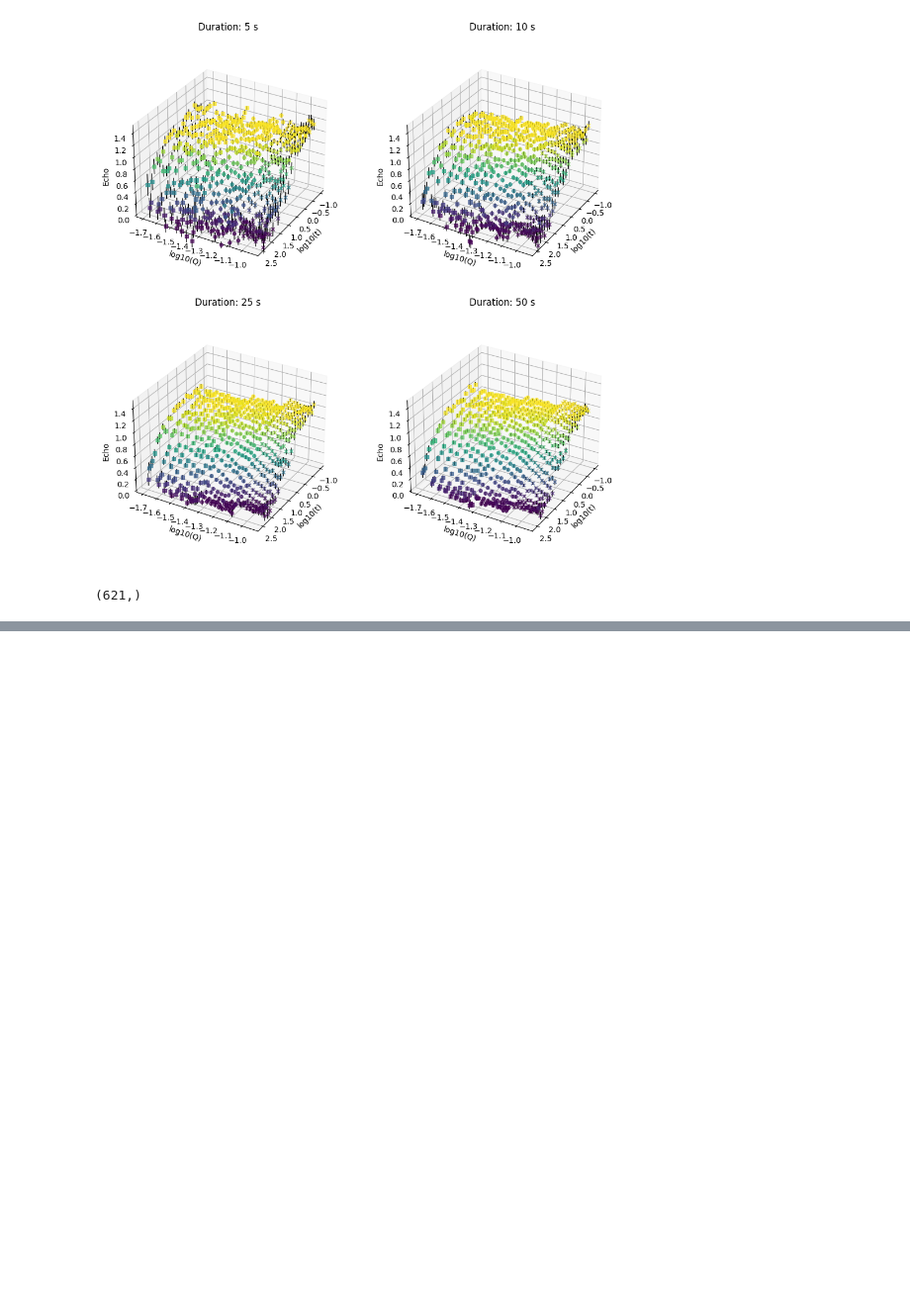
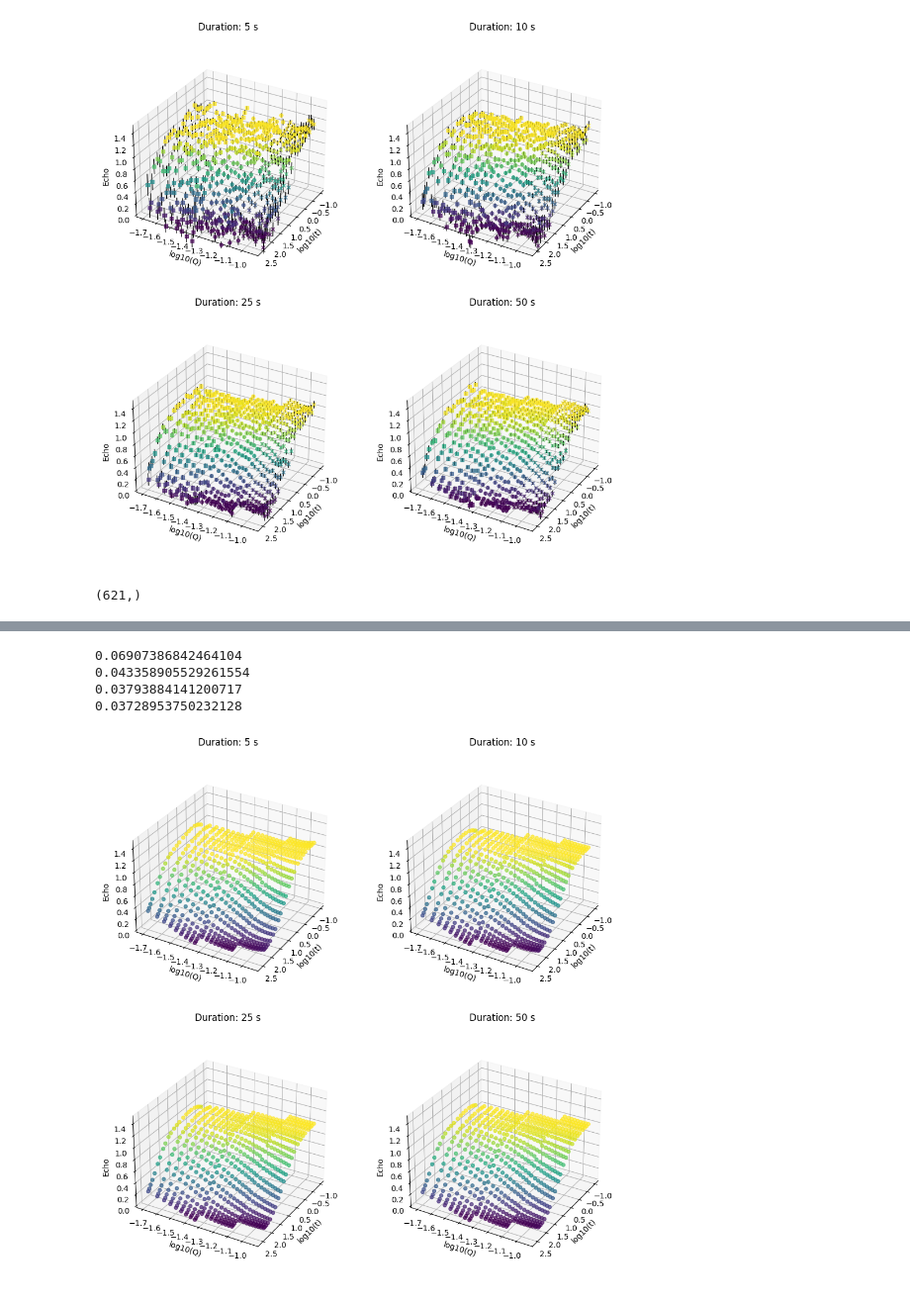
Before and after one commit to ch-tung/MLSR, a Jupyter notebook: spinecho/test_IN15.ipynb, the cells around one changed output, grey strips where cells are left out. Shown at 99% size. Saved outputs shown, nothing was run; the diff lists cells and outputs as text; code cells hidden in the pictures; blank space fills up the shorter version.

```diff
--- a/spinecho/test_IN15.ipynb
+++ b/spinecho/test_IN15.ipynb
@@ -253,0 +298,33 @@ len(echo_flattened_list)
+# %%
+from scipy.optimize import curve_fit
+fig = plt.figure(figsize=(10, 10))
+for i, duration in enumerate(duration_list):
+    ax = fig.add_subplot(2, 2, i+1, projection='3d')
+    axs.append(ax)
+
+    sqt_GPR = sqt_GPR_list[i]
+    sqt_exp = sqt_list[i]
+    sqt_exp_err = sqt_err_list[i]
+    # sqt_exp_err_lt
+
+
+    ax.scatter(np.log10(t_obs), np.log10(Q_obs), sqt_GPR, c=sqt_GPR, alpha=0.7, vmax=1, vmin=0, cmap=cmap)
+    # ax.scatter(np.log10(t_obs), np.log10(Q_obs), sqt_exp-sqt_exp_lt, c='k', alpha=0.7, vmax=0.5, vmin=-0.5, cmap="bwr")
+
+    print(np.sqrt(np.mean(((sqt_GPR-sqt_exp_lt))**2)))
+
+    ax.view_init(elev=30, azim=30)
+    ax.set_zlim(0, 1.5)
+    ax.set_xlabel('log10(t)')
+    ax.set_ylabel('log10(Q)')
+    ax.set_zlabel('Echo', rotation=90)
+    ax.set_box_aspect(None, zoom=0.85)
+    ax.set_title(f'Duration: {duration} s')
+
+plt.tight_layout(pad=1.0)
+# %% [output]
+0.06907386842464104
+0.043358905529261554
+0.03793884141200717
+0.03728953750232128
+[figure, added]
```
Also changed, not shown: parts of 5 cells of this notebook.
